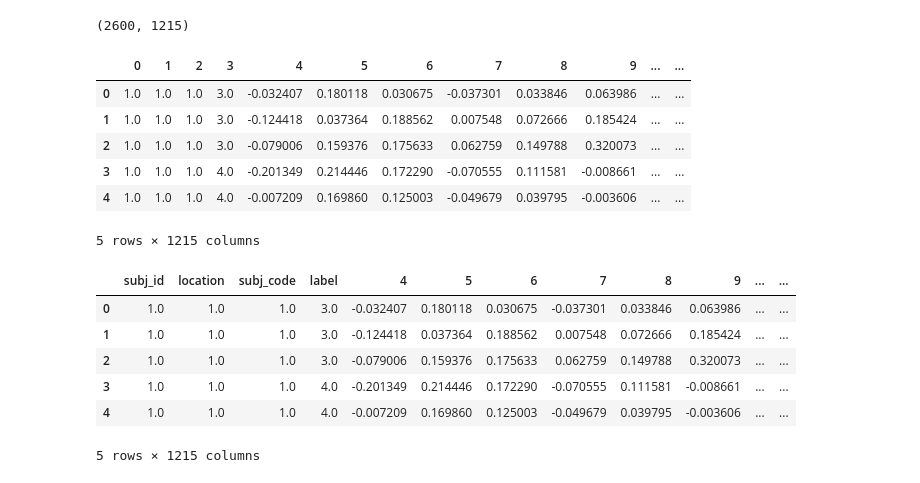
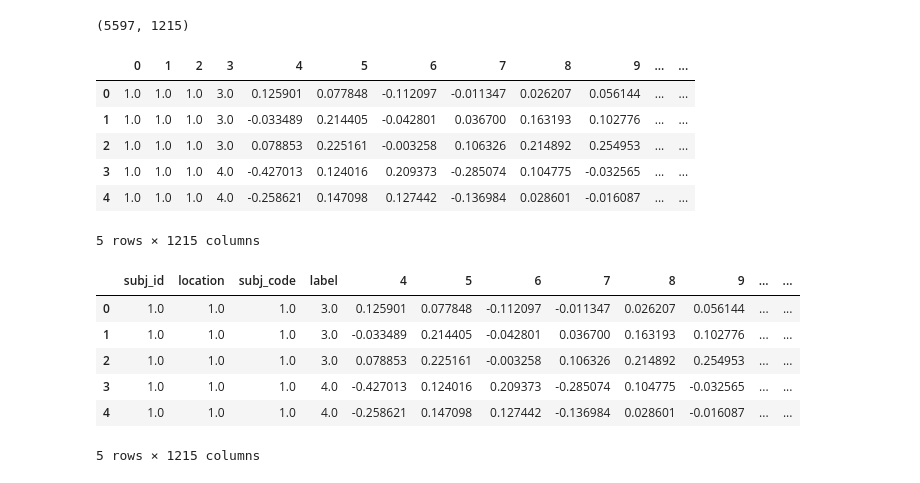
Before and after one commit to lmarotta/SkyFall_GLM, a Jupyter notebook: python/format_falls_data.ipynb, the cells around one changed output. Cells and saved outputs as stored; diff of their text form; code cells hidden in the pictures.

```diff
--- a/python/format_falls_data.ipynb
+++ b/python/format_falls_data.ipynb
@@ -13,7 +13,7 @@ eng = matlab.engine.connect_matlab()
 eng.cd(r'C:\Users\ishparii\dev\SkyFall_GLM', nargout=0)
 eng.ls(nargout=0)
 
-data_CF = eng.TrainingDataSetup()
+data_CF = eng.TrainingDataSetup([],[],10,0) #location -use all; subjID - use all; n jitter - 10; condition - healthy
 # %%
 data_CF_np = np.array(data_CF)
 data_CF_df = pd.DataFrame(data_CF_np)
@@ -21,26 +21,29 @@ data_CF_df = pd.DataFrame(data_CF_np)
 print(data_CF_df.shape)
 data_CF_df.head()
 # %% [output]
-(2600, 1215)
+(5597, 1215)
 |  | 0 | 1 | 2 | 3 | 4 | 5 | 6 | 7 | 8 | 9 | ... | ... |
-| 0 | 1.0 | 1.0 | 1.0 | 3.0 | -0.032407 | 0.180118 | 0.030675 | -0.037301 | 0.033846 | 0.063986 | ... | ... |
-| 1 | 1.0 | 1.0 | 1.0 | 3.0 | -0.124418 | 0.037364 | 0.188562 | 0.007548 | 0.072666 | 0.185424 | ... | ... |
-| 2 | 1.0 | 1.0 | 1.0 | 3.0 | -0.079006 | 0.159376 | 0.175633 | 0.062759 | 0.149788 | 0.320073 | ... | ... |
-| 3 | 1.0 | 1.0 | 1.0 | 4.0 | -0.201349 | 0.214446 | 0.172290 | -0.070555 | 0.111581 | -0.008661 | ... | ... |
-| 4 | 1.0 | 1.0 | 1.0 | 4.0 | -0.007209 | 0.169860 | 0.125003 | -0.049679 | 0.039795 | -0.003606 | ... | ... |
+| 0 | 1.0 | 1.0 | 1.0 | 3.0 | 0.125901 | 0.077848 | -0.112097 | -0.011347 | 0.026207 | 0.056144 | ... | ... |
+| 1 | 1.0 | 1.0 | 1.0 | 3.0 | -0.033489 | 0.214405 | -0.042801 | 0.036700 | 0.163193 | 0.102776 | ... | ... |
+| 2 | 1.0 | 1.0 | 1.0 | 3.0 | 0.078853 | 0.225161 | -0.003258 | 0.106326 | 0.214892 | 0.254953 | ... | ... |
+| 3 | 1.0 | 1.0 | 1.0 | 4.0 | -0.427013 | 0.124016 | 0.209373 | -0.285074 | 0.104775 | -0.032565 | ... | ... |
+| 4 | 1.0 | 1.0 | 1.0 | 4.0 | -0.258621 | 0.147098 | 0.127442 | -0.136984 | 0.028601 | -0.016087 | ... | ... |
 5 rows × 1215 columns
 # %%
 # location: 0 - N/A; 1 - pouch; 2 - pocket; 3 - hand
 # subj_code: 0 - amputee; 1 - healthy
 # label: 1 - slip; 2 - trip; 3 - right; 4 - left
 data_CF_df=data_CF_df.rename(columns = {0:'subj_id', 1:'location', 2:'subj_code', 3:'label'})
 
+# save data to file
+data_CF_df.to_csv('data_CF.csv')
+
 data_CF_df.head()
 # %% [output]
 |  | subj_id | location | subj_code | label | 4 | 5 | 6 | 7 | 8 | 9 | ... | ... |
-| 0 | 1.0 | 1.0 | 1.0 | 3.0 | -0.032407 | 0.180118 | 0.030675 | -0.037301 | 0.033846 | 0.063986 | ... | ... |
-| 1 | 1.0 | 1.0 | 1.0 | 3.0 | -0.124418 | 0.037364 | 0.188562 | 0.007548 | 0.072666 | 0.185424 | ... | ... |
-| 2 | 1.0 | 1.0 | 1.0 | 3.0 | -0.079006 | 0.159376 | 0.175633 | 0.062759 | 0.149788 | 0.320073 | ... | ... |
-| 3 | 1.0 | 1.0 | 1.0 | 4.0 | -0.201349 | 0.214446 | 0.172290 | -0.070555 | 0.111581 | -0.008661 | ... | ... |
-| 4 | 1.0 | 1.0 | 1.0 | 4.0 | -0.007209 | 0.169860 | 0.125003 | -0.049679 | 0.039795 | -0.003606 | ... | ... |
+| 0 | 1.0 | 1.0 | 1.0 | 3.0 | 0.125901 | 0.077848 | -0.112097 | -0.011347 | 0.026207 | 0.056144 | ... | ... |
+| 1 | 1.0 | 1.0 | 1.0 | 3.0 | -0.033489 | 0.214405 | -0.042801 | 0.036700 | 0.163193 | 0.102776 | ... | ... |
+| 2 | 1.0 | 1.0 | 1.0 | 3.0 | 0.078853 | 0.225161 | -0.003258 | 0.106326 | 0.214892 | 0.254953 | ... | ... |
+| 3 | 1.0 | 1.0 | 1.0 | 4.0 | -0.427013 | 0.124016 | 0.209373 | -0.285074 | 0.104775 | -0.032565 | ... | ... |
+| 4 | 1.0 | 1.0 | 1.0 | 4.0 | -0.258621 | 0.147098 | 0.127442 | -0.136984 | 0.028601 | -0.016087 | ... | ... |
 5 rows × 1215 columns
```
Also changed, not shown: parts of 13 cells of this notebook.
